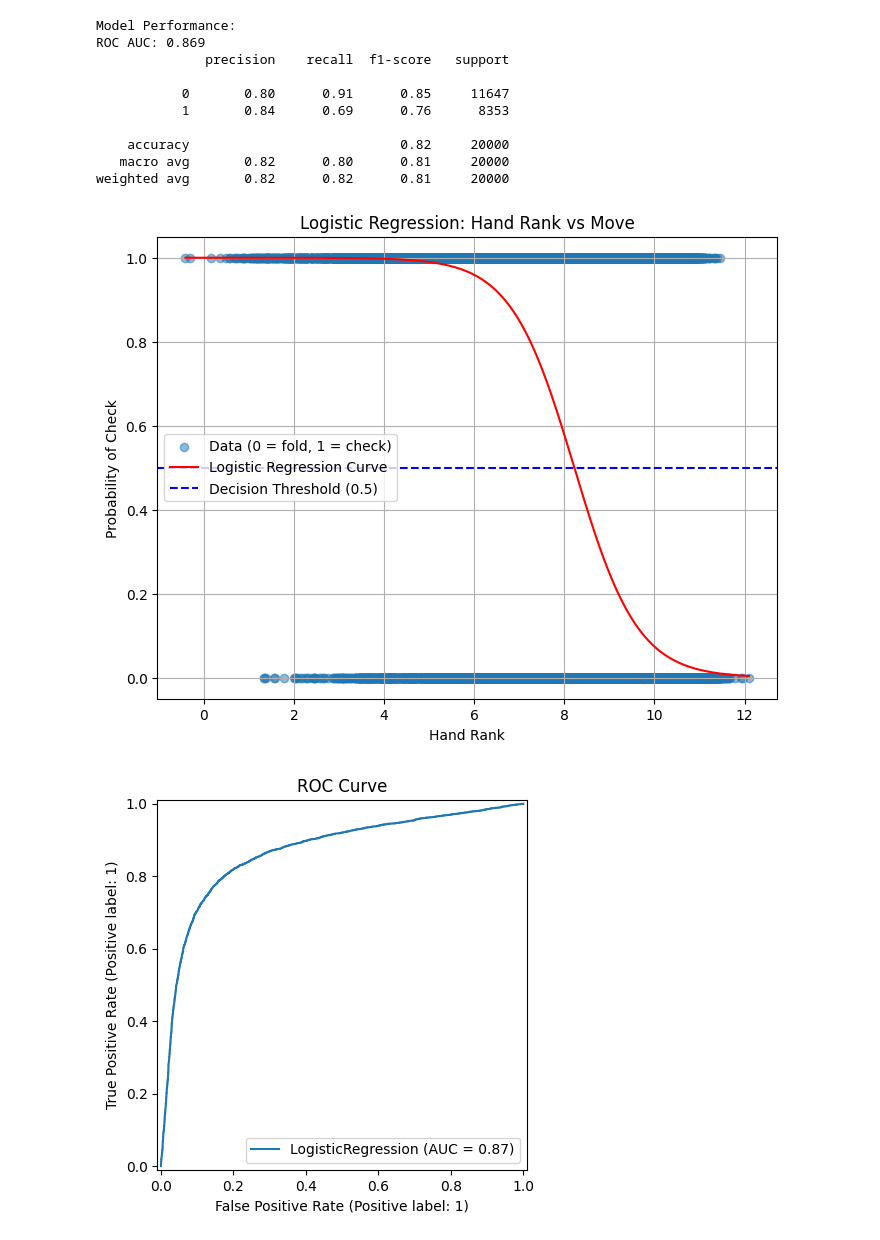
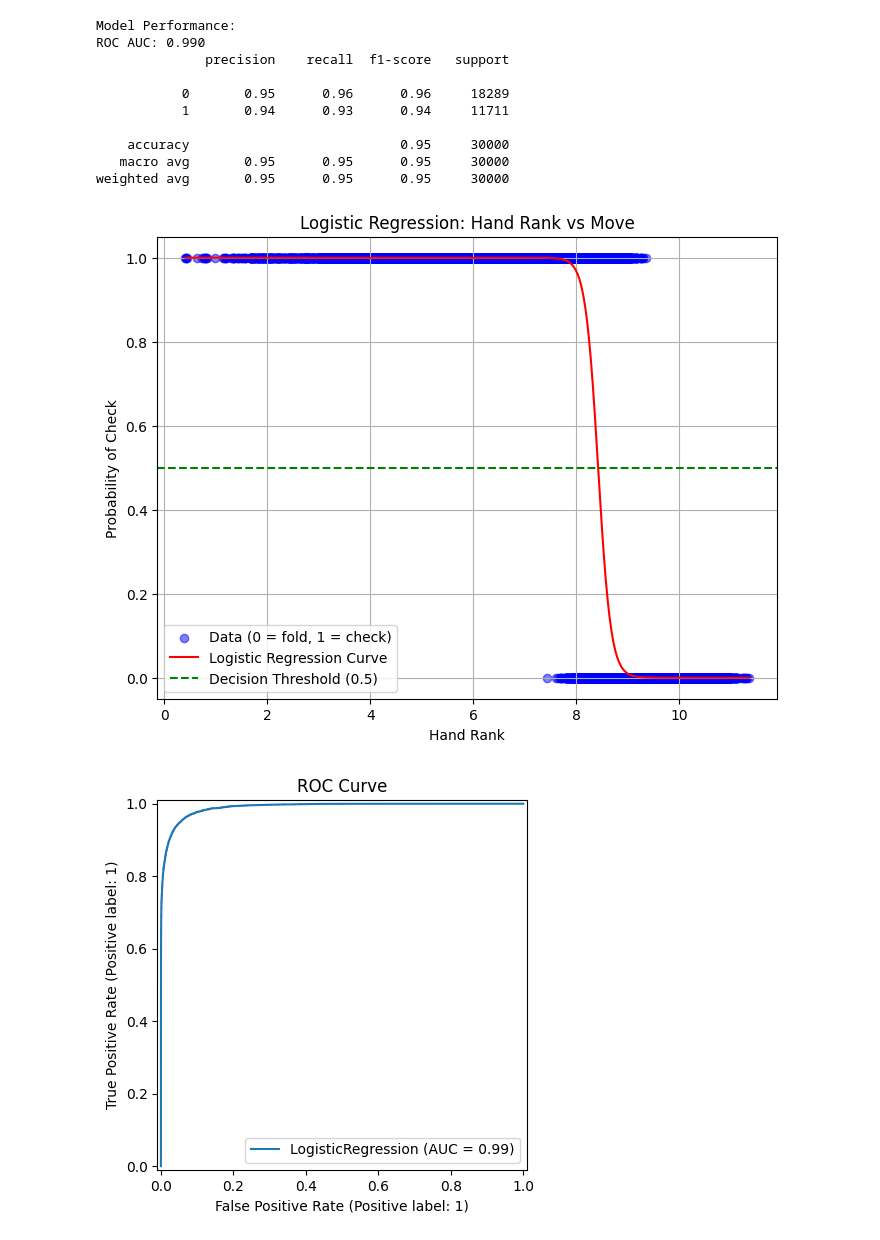
Before and after one commit to ksyron/CMSE202Project, a Jupyter notebook: Identifying_Hand_Types_DF.ipynb, the cells around one changed output. Cells and saved outputs as stored; diff of their text form; code cells hidden in the pictures.

```diff
--- a/Identifying_Hand_Types_DF.ipynb
+++ b/Identifying_Hand_Types_DF.ipynb
@@ -455,6 +457,7 @@ class Poker_Hand:
 
         else:
             self.ranking = "High Card"
+        return self.ranking
 
 
     def ranking_score(self):
@@ -515,12 +519,12 @@ game_results = []
 
 # Run the simulation 100 times
 for i in range(100000):
-    d_hand, d_house,hand,move,rank = simulate_game(hundered_Poker)
+    d_hand, d_house,poker_hand,move,rank = simulate_game(hundered_Poker)
     # Append the results as a dictionary
-    game_results.append({'Game': i + 1, 'Hand': d_hand, 'House': d_house,"Poker Hand":hand,"Move":move,"Hand Rank":rank})
+    game_results.append({'Game': i + 1, 'Hand': d_hand, 'House': d_house,"Poker Hand":poker_hand,"Move":move,"Hand Rank":rank})
 df= pd.DataFrame(game_results)
-df['Move'] = df['Move'].apply(lambda method: method() if callable(method) else method)
-df['Poker Hand'] = df['Poker Hand'].apply(lambda method: method() if callable(method) else method)
+df['Move'] = df['Move'].apply(lambda method: method() if callable(method) else method) # this makes the data readable and no longer a object
+df['Poker Hand'] = df['Poker Hand'].apply(lambda method: method() if callable(method) else method) # this makes the data readable and no longer a object
 df
 # %% [output]
 |  | Game | Hand | House | Poker Hand | Move | Hand Rank |
@@ -538,29 +542,22 @@ df
 100000 rows × 6 columns
 # %%
+
 import numpy as np
 import pandas as pd
 from sklearn.utils import shuffle
 
 
 # 2. Add noise to the feature
-noise_level = 0.35  # Adjust noise level as needed
+noise_level = 0.35  # The noise is added beacuse you can have the same rank of hand one could be higher than the other(Ex. A King Pair is higher than A 2 Pair)
 df['Hand Rank'] += np.random.normal(0, noise_level, size=df.shape[0])
 
-# 3. Randomly flip labels
-flip_fraction = 0.05  # Adjust fraction of labels to flip
-num_flips = int(len(df) * flip_fraction)
-flip_indices = np.random.choice(df.index, size=num_flips, replace=False)
-df.loc[flip_indices, 'Move'] = df.loc[flip_indices, 'Move'].apply(
-    lambda x: 'fold' if x == 'check' else 'check'
-)
-
-# 4. Verify changes
+# 3. Verify changes
 print("Dataset after introducing randomness:")
 df.head()
-X = df[['Hand Rank']]  # Use Hand Rank as a feature
+X = df[['Hand Rank']].values   # Use Hand Rank as a feature
 
 # Encode 'Move' as binary
-y = (df['Move'] == 'check').astype(int)  # 1 for 'check', 0 for 'fold'
+y = (df['Move'] == 'check').astype(int) # 1 for 'check', 0 for 'fold'
 
 # Train-test split
 X_train, X_test, y_train, y_test = train_test_split(X, y, test_size=0.3, random_state=42)
@@ -572,6 +569,7 @@ model.fit(X_train, y_train)
 
 # Make predictions
 y_pred = model.predict(X_test)
+
 accuracy = accuracy_score(y_test, y_pred)
 print("Model Accuracy:", accuracy)
 
@@ -597,61 +595,56 @@ from sklearn.linear_model import LogisticRegression
 from sklearn.model_selection import train_test_split
 from sklearn.preprocessing import StandardScaler
 from sklearn.metrics import roc_auc_score, classification_report, RocCurveDisplay
-X = df[['Hand Rank']].values  # Feature: Hand rank
-y = (df['Move'] == 'check').astype(int).values  # Binary target: 1 for 'check', 0 for 'fold'
+
 
 # Train-test split
-X_train, X_test, y_train, y_test = train_test_split(X, y, test_size=0.2, random_state=42)
 
-# Feature scaling
+
+# Feature scaling, Used this because so the features are better at random.
 scaler = StandardScaler()
 X_train_scaled = scaler.fit_transform(X_train)
 X_test_scaled = scaler.transform(X_test)
-
-# Train logistic regression model with hyperparameter tuning
-model = LogisticRegression(C=1.0)  # Adjust C for regularization strength
 model.fit(X_train_scaled, y_train)
-
 # Model evaluation
 y_pred = model.predict(X_test_scaled)
 y_prob = model.predict_proba(X_test_scaled)[:, 1]
 roc_auc = roc_auc_score(y_test, y_prob)
 print("Model Performance:")
 print(f"ROC AUC: {roc_auc:.3f}")
 print(classification_report(y_test, y_pred))
 
 # Generate predictions for plotting
 X_range = np.linspace(X.min(), X.max(), 300).reshape(-1, 1)  # Create a range of hand ranks
 X_range_scaled = scaler.transform(X_range)
 y_range_prob = model.predict_proba(X_range_scaled)[:, 1]  # Probability of 'check'
 
-# Plot the data
+# Plot the data for the Logistic Regresstion
 plt.figure(figsize=(8, 6))
-plt.scatter(X, y, label="Data (0 = fold, 1 = check)", alpha=0.5)
+plt.scatter(X, y, label="Data (0 = fold, 1 = check)", alpha=0.5,color = "blue")
 plt.plot(X_range, y_range_prob, color='red', label="Logistic Regression Curve")
-plt.axhline(0.5, color='blue', linestyle='--', label="Decision Threshold (0.5)")
+plt.axhline(0.5, color='green', linestyle='--', label="Decision Threshold (0.5)")
 plt.title("Logistic Regression: Hand Rank vs Move")
 plt.xlabel("Hand Rank")
 plt.ylabel("Probability of Check")
 plt.legend()
 plt.grid()
 plt.show()
 
 # Plot ROC Curve
 RocCurveDisplay.from_estimator(model, X_test_scaled, y_test)
 plt.title("ROC Curve")
 plt.show()
 # %% [output]
 Model Performance:
-ROC AUC: 0.869
+ROC AUC: 0.990
               precision    recall  f1-score   support
 
-           0       0.80      0.91      0.85     11647
-           1       0.84      0.69      0.76      8353
+           0       0.95      0.96      0.96     18289
+           1       0.94      0.93      0.94     11711
 
-    accuracy                           0.82     20000
-   macro avg       0.82      0.80      0.81     20000
-weighted avg       0.82      0.82      0.81     20000
+    accuracy                           0.95     30000
+   macro avg       0.95      0.95      0.95     30000
+weighted avg       0.95      0.95      0.95     30000
-[figure, old version]
+[figure, new version]
-[figure, old version]
+[figure, new version]
 # %%
```
Also changed, not shown: parts of 7 cells of this notebook.
